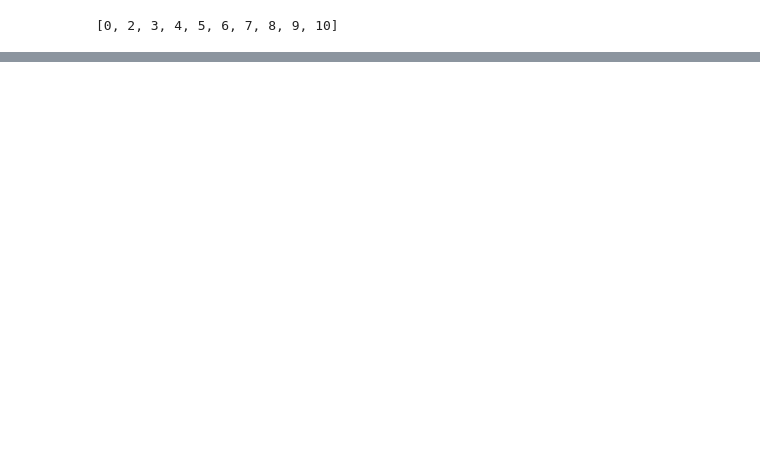
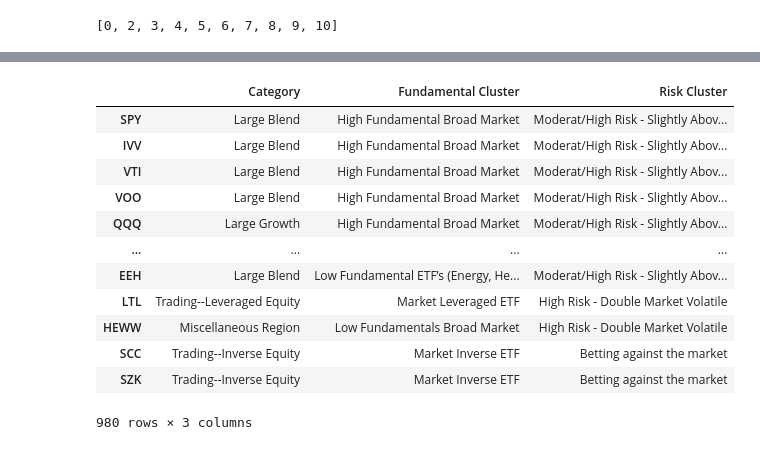
Before and after one commit to alexandgg/Streamlit-app, a Jupyter notebook: opti.ipynb, the cells around one changed output, grey strips where cells are left out. Saved outputs shown, nothing was run; the diff lists cells and outputs as text; code cells hidden in the pictures; blank space fills up the shorter version.

```diff
--- a/opti.ipynb
+++ b/opti.ipynb
@@ -75,0 +104,20 @@ tt
+# %%
+fundamental_df = pd.read_csv("fund_risk_cluster_reduced.csv",index_col="Ticker") #Fundamental Clustering Data
+weekly_return = pd.read_csv("WeeklyReturns.csv",index_col="Date") #Weekly Return Data
+fundamental_df = fundamental_df.loc[fundamental_df.index.intersection(weekly_return.columns)]
+# %%
+fundamental_df
+# %% [output]
+|  | Category | Fundamental Cluster | Risk Cluster |
+| SPY | Large Blend | High Fundamental Broad Market | Moderat/High Risk - Slightly Abov... |
+| IVV | Large Blend | High Fundamental Broad Market | Moderat/High Risk - Slightly Abov... |
+| VTI | Large Blend | High Fundamental Broad Market | Moderat/High Risk - Slightly Abov... |
+| VOO | Large Blend | High Fundamental Broad Market | Moderat/High Risk - Slightly Abov... |
+| QQQ | Large Growth | High Fundamental Broad Market | Moderat/High Risk - Slightly Abov... |
+| ... | ... | ... | ... |
+| EEH | Large Blend | Low Fundamental ETF’s (Energy, He... | Moderat/High Risk - Slightly Abov... |
+| LTL | Trading--Leveraged Equity | Market Leveraged ETF | High Risk - Double Market Volatile |
+| HEWW | Miscellaneous Region | Low Fundamentals Broad Market | High Risk - Double Market Volatile |
+| SCC | Trading--Inverse Equity | Market Inverse ETF | Betting against the market |
+| SZK | Trading--Inverse Equity | Market Inverse ETF | Betting against the market |
+980 rows × 3 columns
```
Also changed, not shown: parts of 50 cells of this notebook, 5 other files.
